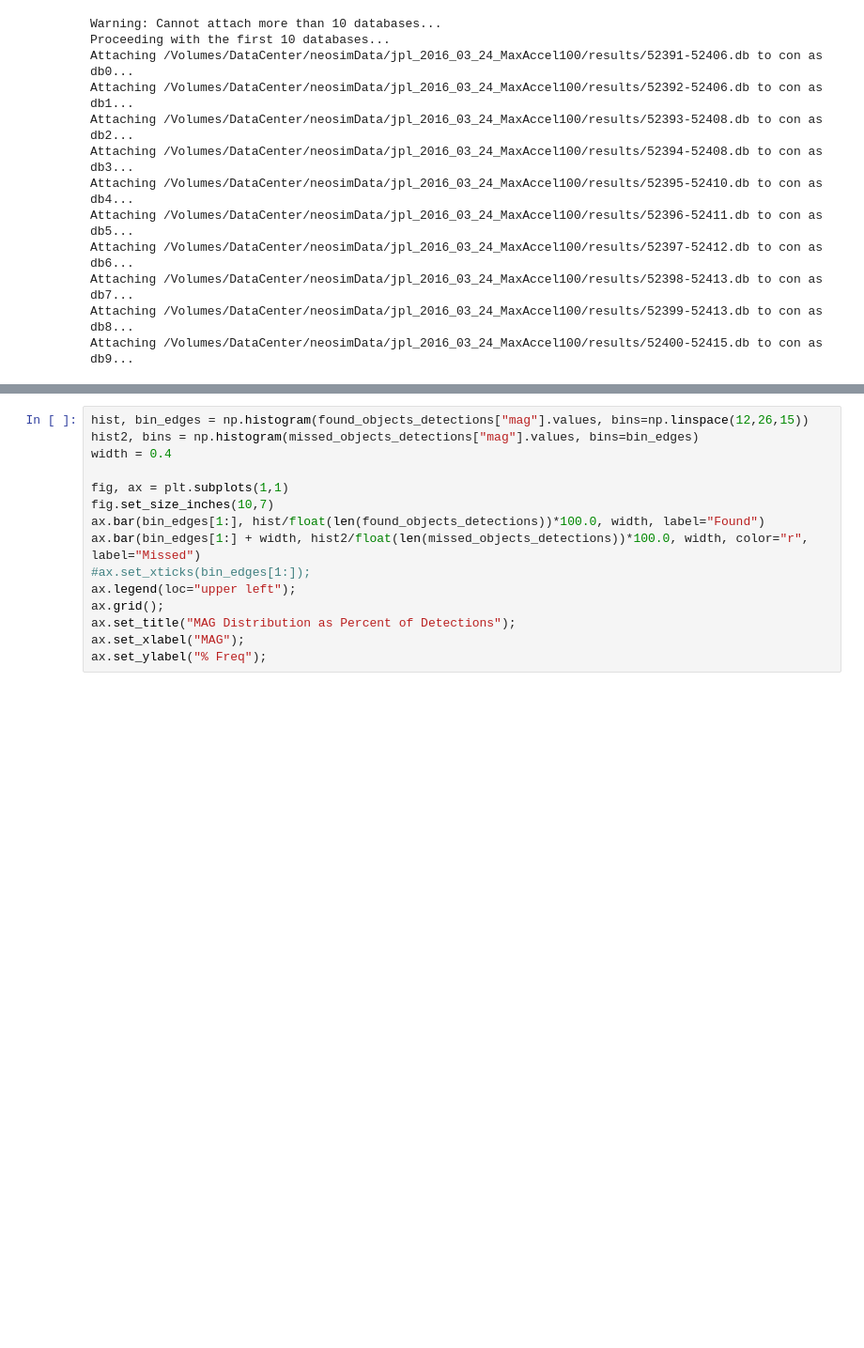
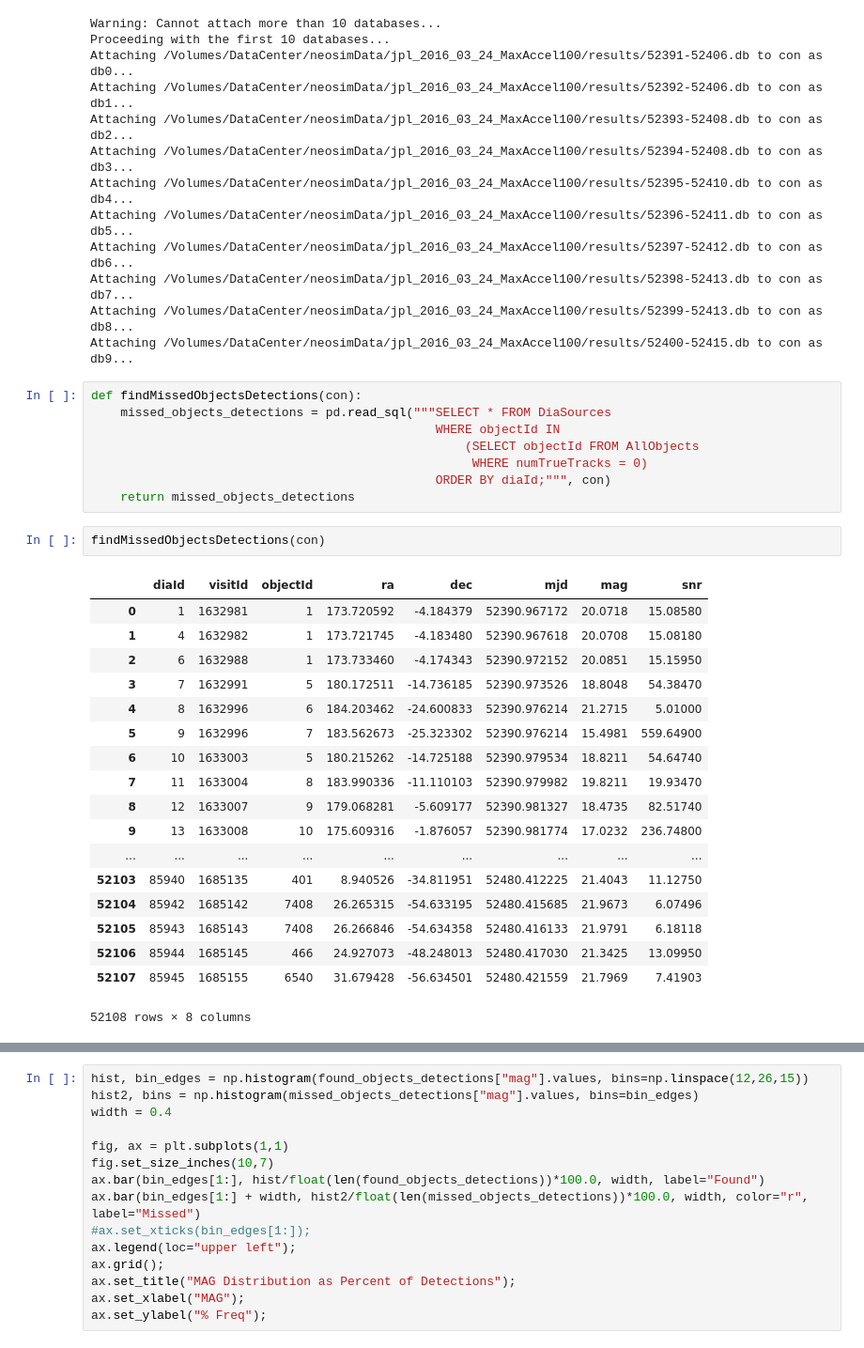
Before and after one commit to moeyensj/NEOsim, a Jupyter notebook: notebooks/jplAnalysisDebug_Development.ipynb, the cells around one changed output, grey strips where cells are left out. Shown at 94% size. Saved outputs shown, nothing was run; the diff lists cells and outputs as text; blank space fills up the shorter version.

```diff
--- a/notebooks/jplAnalysisDebug_Development.ipynb
+++ b/notebooks/jplAnalysisDebug_Development.ipynb
@@ -51,3 +51,32 @@ Attaching /Volumes/DataCenter/neosimData/jpl_2016_03_24_MaxAccel100/results/5239
 Attaching /Volumes/DataCenter/neosimData/jpl_2016_03_24_MaxAccel100/results/52398-52413.db to con as db7...
 Attaching /Volumes/DataCenter/neosimData/jpl_2016_03_24_MaxAccel100/results/52399-52413.db to con as db8...
 Attaching /Volumes/DataCenter/neosimData/jpl_2016_03_24_MaxAccel100/results/52400-52415.db to con as db9...
+# %%
+def findMissedObjectsDetections(con):
+    missed_objects_detections = pd.read_sql("""SELECT * FROM DiaSources
+                                               WHERE objectId IN
+                                                   (SELECT objectId FROM AllObjects
+                                                    WHERE numTrueTracks = 0)
+                                               ORDER BY diaId;""", con)
+    return missed_objects_detections
+# %%
+findMissedObjectsDetections(con)
+# %% [output]
+|  | diaId | visitId | objectId | ra | dec | mjd | mag | snr |
+| 0 | 1 | 1632981 | 1 | 173.720592 | -4.184379 | 52390.967172 | 20.0718 | 15.08580 |
+| 1 | 4 | 1632982 | 1 | 173.721745 | -4.183480 | 52390.967618 | 20.0708 | 15.08180 |
+| 2 | 6 | 1632988 | 1 | 173.733460 | -4.174343 | 52390.972152 | 20.0851 | 15.15950 |
+| 3 | 7 | 1632991 | 5 | 180.172511 | -14.736185 | 52390.973526 | 18.8048 | 54.38470 |
+| 4 | 8 | 1632996 | 6 | 184.203462 | -24.600833 | 52390.976214 | 21.2715 | 5.01000 |
+| 5 | 9 | 1632996 | 7 | 183.562673 | -25.323302 | 52390.976214 | 15.4981 | 559.64900 |
+| 6 | 10 | 1633003 | 5 | 180.215262 | -14.725188 | 52390.979534 | 18.8211 | 54.64740 |
+| 7 | 11 | 1633004 | 8 | 183.990336 | -11.110103 | 52390.979982 | 19.8211 | 19.93470 |
+| 8 | 12 | 1633007 | 9 | 179.068281 | -5.609177 | 52390.981327 | 18.4735 | 82.51740 |
+| 9 | 13 | 1633008 | 10 | 175.609316 | -1.876057 | 52390.981774 | 17.0232 | 236.74800 |
+| ... | ... | ... | ... | ... | ... | ... | ... | ... |
+| 52103 | 85940 | 1685135 | 401 | 8.940526 | -34.811951 | 52480.412225 | 21.4043 | 11.12750 |
+| 52104 | 85942 | 1685142 | 7408 | 26.265315 | -54.633195 | 52480.415685 | 21.9673 | 6.07496 |
+| 52105 | 85943 | 1685143 | 7408 | 26.266846 | -54.634358 | 52480.416133 | 21.9791 | 6.18118 |
+| 52106 | 85944 | 1685145 | 466 | 24.927073 | -48.248013 | 52480.417030 | 21.3425 | 13.09950 |
+| 52107 | 85945 | 1685155 | 6540 | 31.679428 | -56.634501 | 52480.421559 | 21.7969 | 7.41903 |
+52108 rows × 8 columns
```
Also changed, not shown: parts of 7 cells of this notebook.
